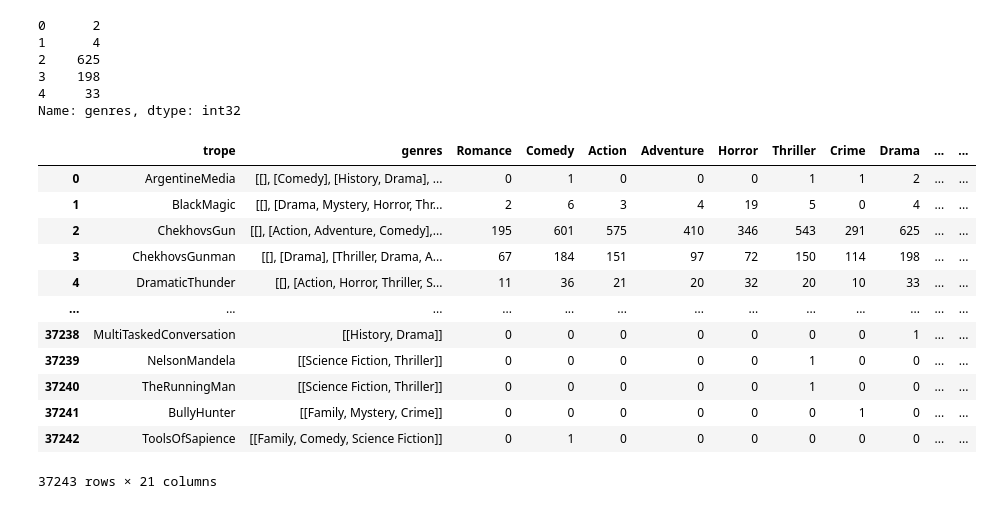
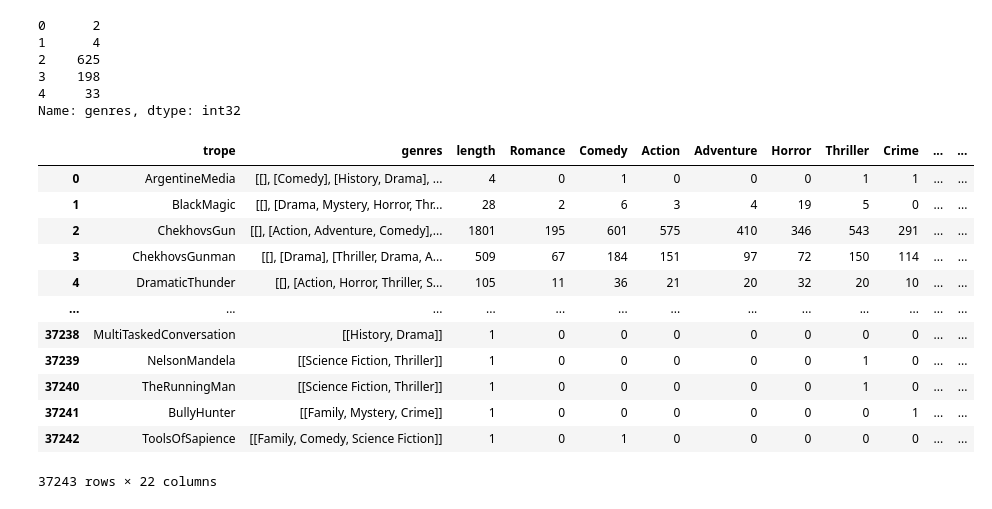
Before and after one commit to FWJK1/Pocs_Film_Project, a Jupyter notebook: Code/letterboxd_cleaning/better_trope_maker.ipynb, the cells around one changed output. Drawn from its saved outputs; the diff is of its cells as text; code cells hidden in the pictures.

Commit message:
genre_counts_by_trope added

```diff
--- a/Code/letterboxd_cleaning/better_trope_maker.ipynb
+++ b/Code/letterboxd_cleaning/better_trope_maker.ipynb
@@ -102,0 +120,4 @@ Index(['letterboxd_search', 'comments', 'reviews_extracted', 'review_stars',
+# %%
+df_merged[df_merged['Title'] == 'Venom']
+df_merged['avg_rating'] = df_merged['avg_rating'].str.extract(r'(\d+(\.\d+)?)')[0].astype(float) * 2
+df_merged
@@ -249,0 +271,4 @@ df_t2
+# %%
+df_t2
+df_t2['length'] =df_t2['Title'].apply(lambda x: len(x))
+df_t2.head()
@@ -299,25 +328,25 @@ df_t2['genres'].iloc[:5].apply(lambda x: genre_counter('Drama', x))
 4     33
 Name: genres, dtype: int32
 # %%
-df_genre = df_t2[['trope', 'genres']].copy()
+df_genre = df_t2[['trope', 'genres', 'length']].copy()
 for genre in genres:
     df_genre[genre] = df_genre['genres'].apply(lambda x : genre_counter(genre, x))
 
 
 df_genre
 # %% [output]
-|  | trope | genres | Romance | Comedy | Action | Adventure | Horror | Thriller | Crime | Drama | ... | ... |
-| 0 | ArgentineMedia | [[], [Comedy], [History, Drama], ... | 0 | 1 | 0 | 0 | 0 | 1 | 1 | 2 | ... | ... |
-| 1 | BlackMagic | [[], [Drama, Mystery, Horror, Thr... | 2 | 6 | 3 | 4 | 19 | 5 | 0 | 4 | ... | ... |
-| 2 | ChekhovsGun | [[], [Action, Adventure, Comedy],... | 195 | 601 | 575 | 410 | 346 | 543 | 291 | 625 | ... | ... |
-| 3 | ChekhovsGunman | [[], [Drama], [Thriller, Drama, A... | 67 | 184 | 151 | 97 | 72 | 150 | 114 | 198 | ... | ... |
-| 4 | DramaticThunder | [[], [Action, Horror, Thriller, S... | 11 | 36 | 21 | 20 | 32 | 20 | 10 | 33 | ... | ... |
+|  | trope | genres | length | Romance | Comedy | Action | Adventure | Horror | Thriller | Crime | ... | ... |
+| 0 | ArgentineMedia | [[], [Comedy], [History, Drama], ... | 4 | 0 | 1 | 0 | 0 | 0 | 1 | 1 | ... | ... |
+| 1 | BlackMagic | [[], [Drama, Mystery, Horror, Thr... | 28 | 2 | 6 | 3 | 4 | 19 | 5 | 0 | ... | ... |
+| 2 | ChekhovsGun | [[], [Action, Adventure, Comedy],... | 1801 | 195 | 601 | 575 | 410 | 346 | 543 | 291 | ... | ... |
+| 3 | ChekhovsGunman | [[], [Drama], [Thriller, Drama, A... | 509 | 67 | 184 | 151 | 97 | 72 | 150 | 114 | ... | ... |
+| 4 | DramaticThunder | [[], [Action, Horror, Thriller, S... | 105 | 11 | 36 | 21 | 20 | 32 | 20 | 10 | ... | ... |
 | ... | ... | ... | ... | ... | ... | ... | ... | ... | ... | ... | ... | ... |
-| 37238 | MultiTaskedConversation | [[History, Drama]] | 0 | 0 | 0 | 0 | 0 | 0 | 0 | 1 | ... | ... |
-| 37239 | NelsonMandela | [[Science Fiction, Thriller]] | 0 | 0 | 0 | 0 | 0 | 1 | 0 | 0 | ... | ... |
-| 37240 | TheRunningMan | [[Science Fiction, Thriller]] | 0 | 0 | 0 | 0 | 0 | 1 | 0 | 0 | ... | ... |
-| 37241 | BullyHunter | [[Family, Mystery, Crime]] | 0 | 0 | 0 | 0 | 0 | 0 | 1 | 0 | ... | ... |
-| 37242 | ToolsOfSapience | [[Family, Comedy, Science Fiction]] | 0 | 1 | 0 | 0 | 0 | 0 | 0 | 0 | ... | ... |
+| 37238 | MultiTaskedConversation | [[History, Drama]] | 1 | 0 | 0 | 0 | 0 | 0 | 0 | 0 | ... | ... |
+| 37239 | NelsonMandela | [[Science Fiction, Thriller]] | 1 | 0 | 0 | 0 | 0 | 0 | 1 | 0 | ... | ... |
+| 37240 | TheRunningMan | [[Science Fiction, Thriller]] | 1 | 0 | 0 | 0 | 0 | 0 | 1 | 0 | ... | ... |
+| 37241 | BullyHunter | [[Family, Mystery, Crime]] | 1 | 0 | 0 | 0 | 0 | 0 | 0 | 1 | ... | ... |
+| 37242 | ToolsOfSapience | [[Family, Comedy, Science Fiction]] | 1 | 0 | 1 | 0 | 0 | 0 | 0 | 0 | ... | ... |
-37243 rows × 21 columns
+37243 rows × 22 columns
 # %%
 df_genre.drop(columns='genres').to_csv(f"{root}/Data/liteweight/genre_counts_by_trope.csv")
```
Also changed, not shown: parts of 13 cells of this notebook, 3 other files.
